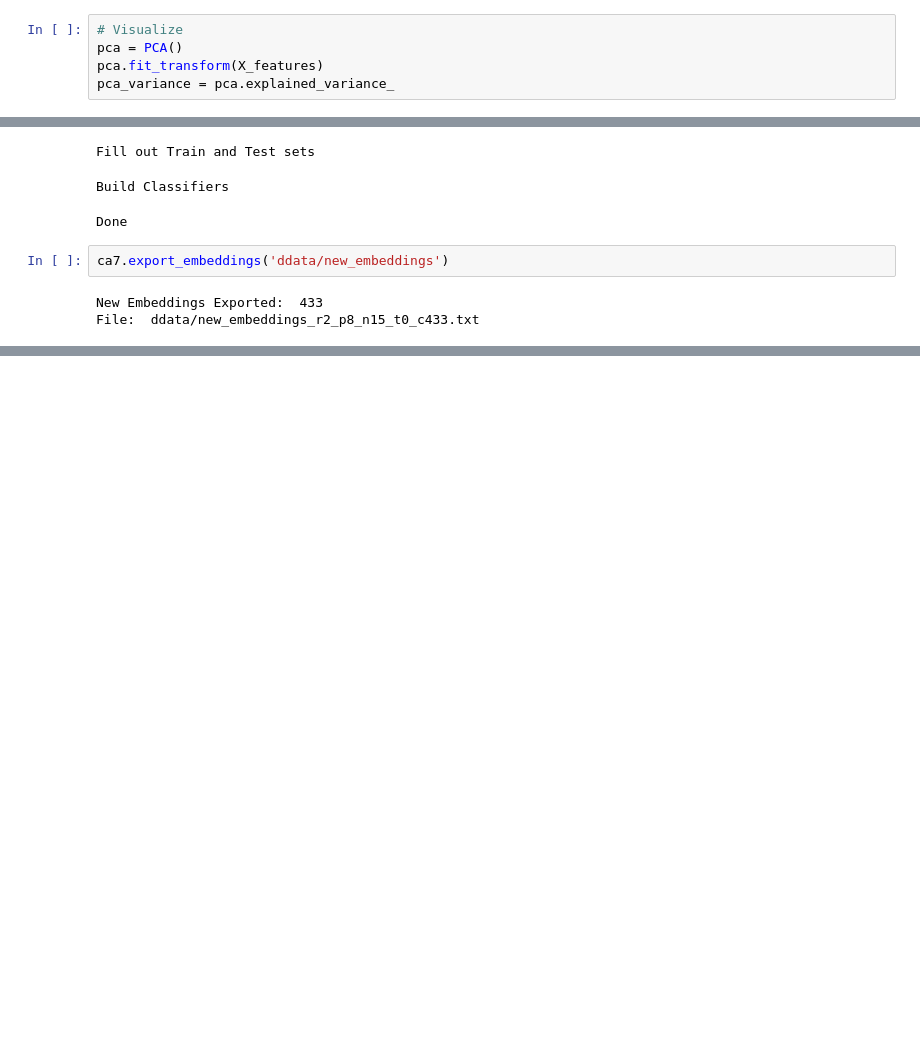
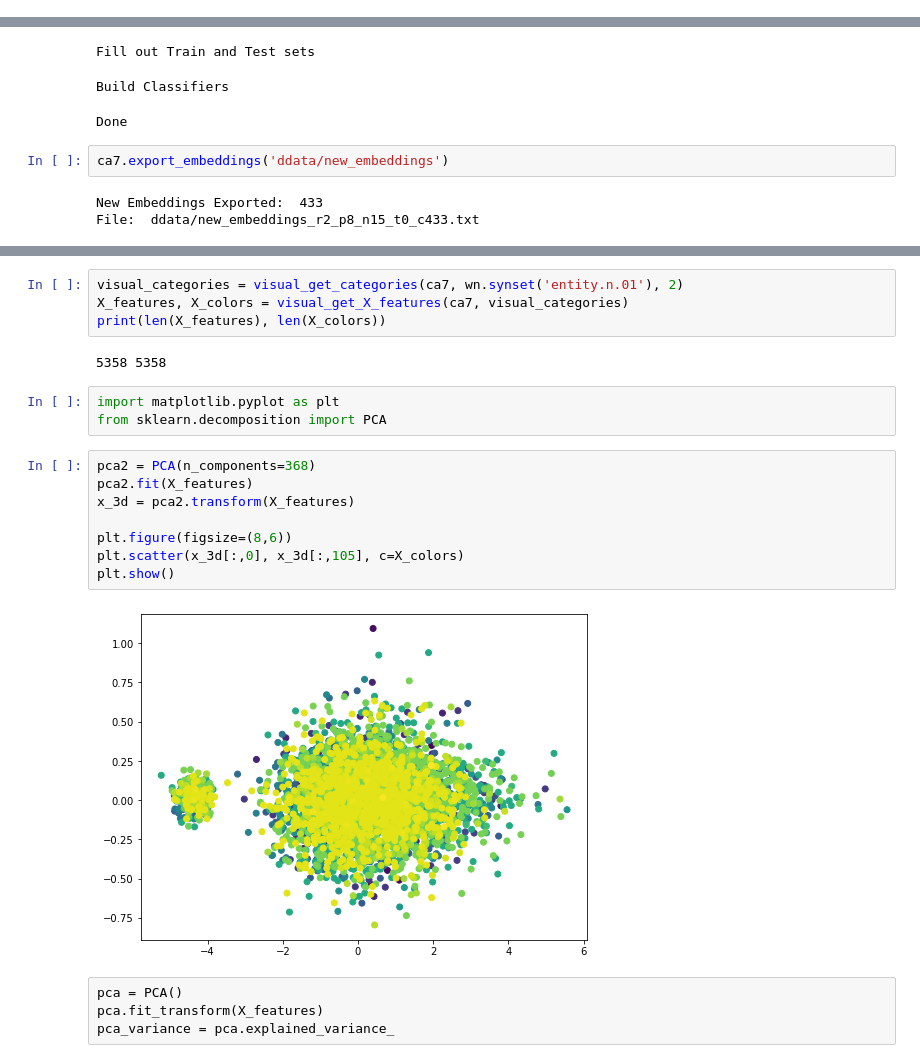
Before and after one commit to DanCrow-BSU/ConcreteAbstract, a Jupyter notebook: explore.ipynb, the cells around one changed output, grey strips where cells are left out. Drawn from its saved outputs; the diff is of its cells as text; blank space fills up the shorter version.

Commit message:
Move 2D visual to explore; Clean up to show off

```diff
--- a/explore.ipynb
+++ b/explore.ipynb
@@ -62,8 +62,3 @@ len(concr_scores)
 X_features = []
 for word in list(wac2vec.keys())[7000:7600]:
     X_features.append(wac2vec[word])
-# %%
-# Visualize
-pca = PCA()
-pca.fit_transform(X_features)
-pca_variance = pca.explained_variance_
@@ -238,0 +267,23 @@ File:  ddata/new_embeddings_r2_p8_n15_t0_c433.txt
+# %%
+visual_categories = visual_get_categories(ca7, wn.synset('entity.n.01'), 2)
+X_features, X_colors = visual_get_X_features(ca7, visual_categories)
+print(len(X_features), len(X_colors))
+# %% [output]
+5358 5358
+# %%
+import matplotlib.pyplot as plt
+from sklearn.decomposition import PCA
+# %%
+pca2 = PCA(n_components=368)
+pca2.fit(X_features)
+x_3d = pca2.transform(X_features)
+
+plt.figure(figsize=(8,6))
+plt.scatter(x_3d[:,0], x_3d[:,105], c=X_colors)
+plt.show()
+# %% [output]
+[figure, added]
+# %% [raw]
+pca = PCA()
+pca.fit_transform(X_features)
+pca_variance = pca.explained_variance_
```
Also changed, not shown: parts of 7 cells of this notebook, 1 other file.
